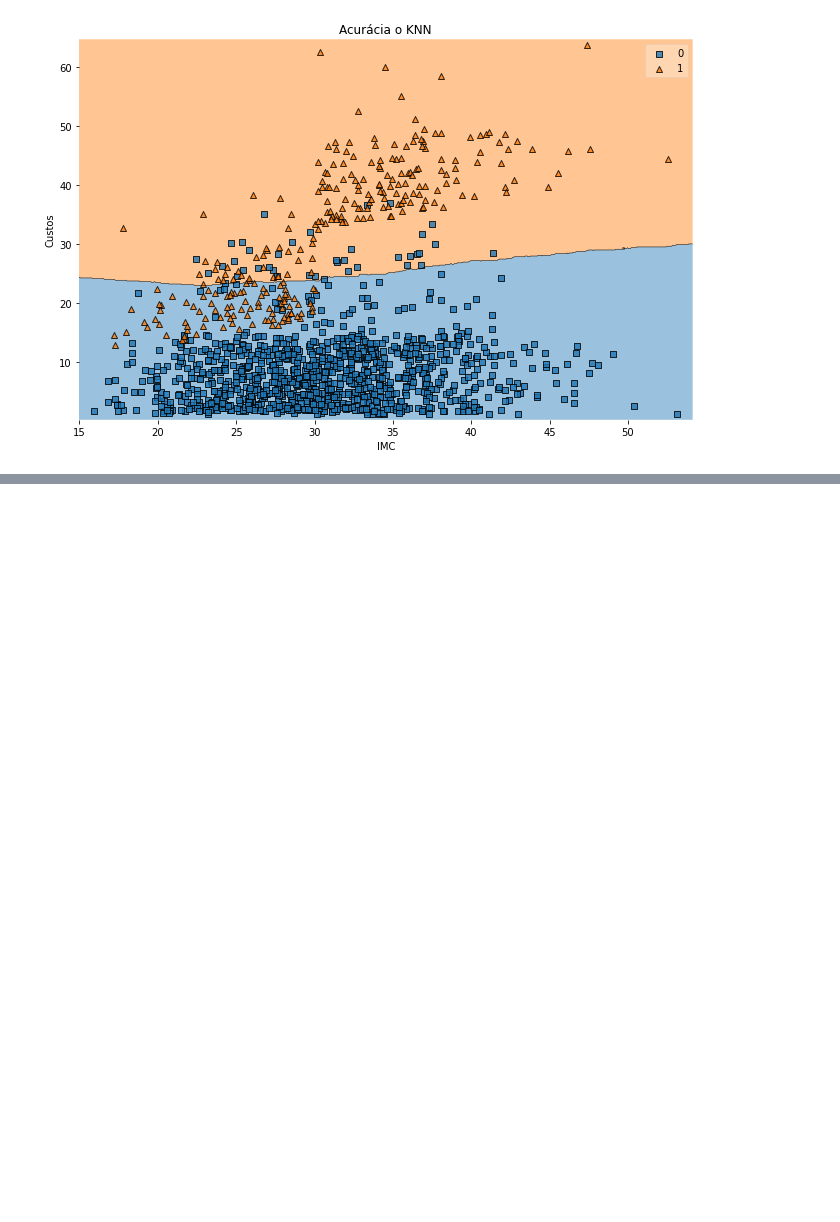
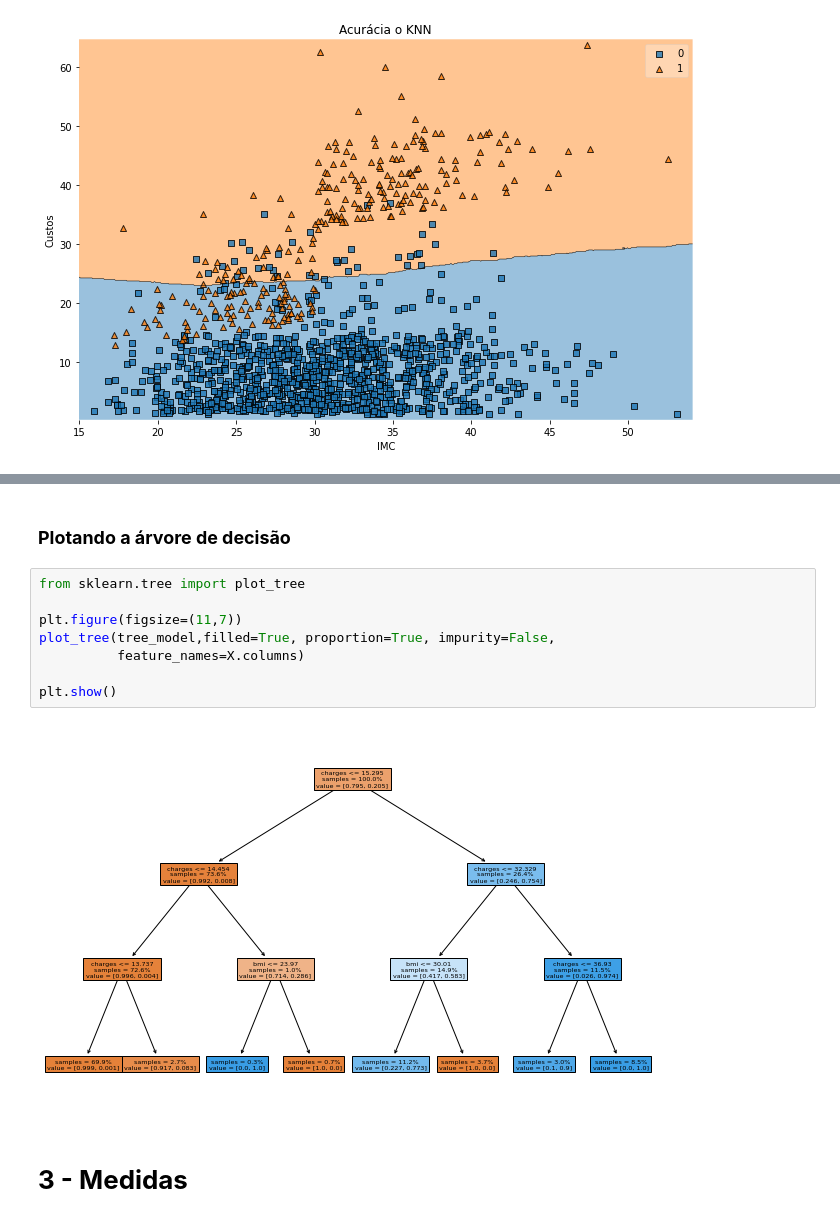
Before and after one commit to SamuelSousaFerreira/Curso-Dominando-Data-Science---Flai, a Jupyter notebook: Modelos_de_Classificação_Flai.ipynb, the cells around one changed output, grey strips where cells are left out. Drawn from its saved outputs; the diff is of its cells as text; blank space fills up the shorter version.

```diff
--- a/Modelos_de_Classificação_Flai.ipynb
+++ b/Modelos_de_Classificação_Flai.ipynb
@@ -175,0 +234,14 @@ plt.show()
+# %% [markdown]
+### **Plotando a árvore de decisão**
+# %%
+from sklearn.tree import plot_tree
+
+plt.figure(figsize=(11,7))
+plot_tree(tree_model,filled=True, proportion=True, impurity=False,
+          feature_names=X.columns)
+
+plt.show()
+# %% [output]
+[figure, added]
+# %% [markdown]
+# **3 - Medidas**
```
Also changed, not shown: parts of 30 cells of this notebook.
